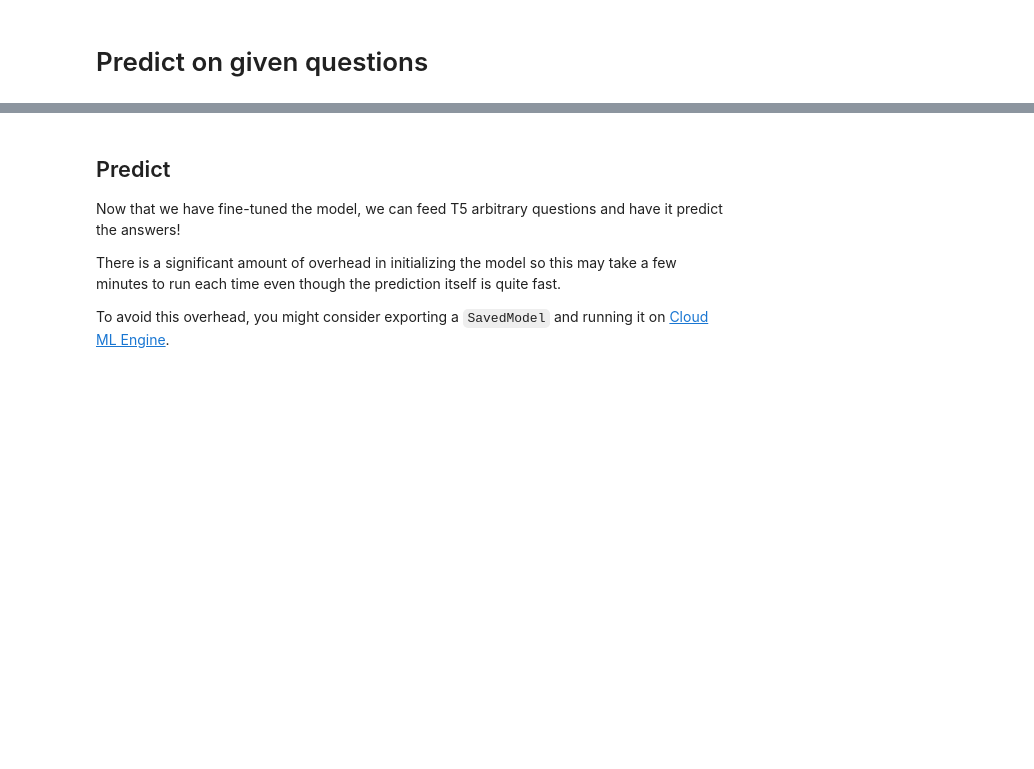
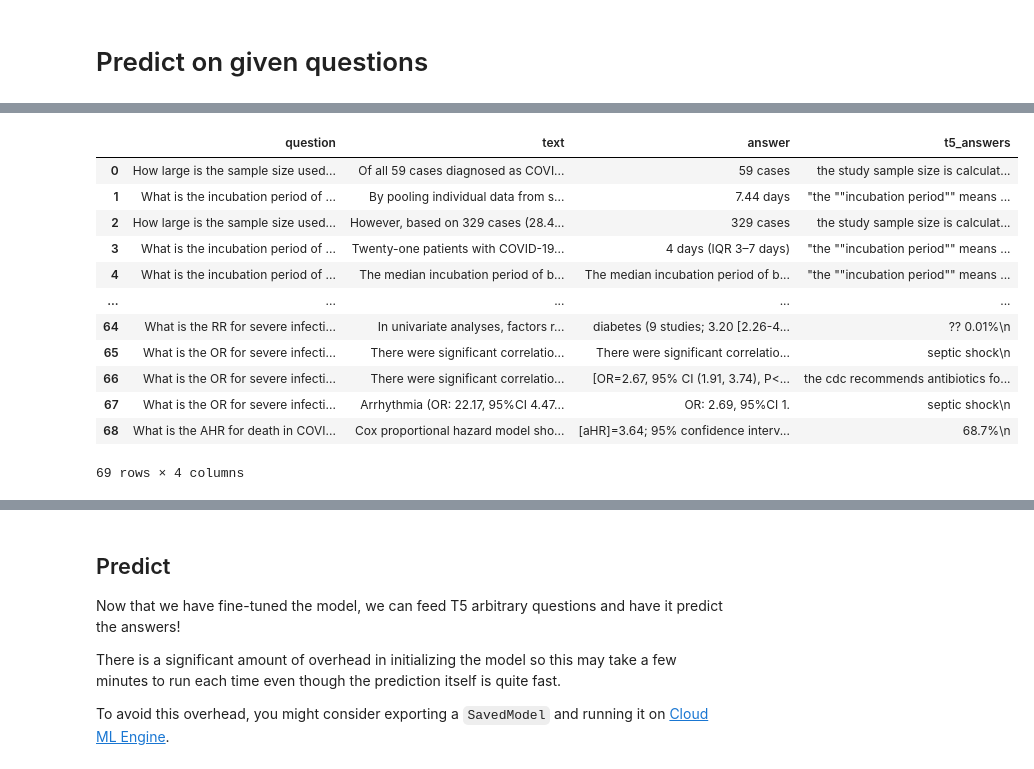
Before and after one commit to johntiger1/hugging-face-generation, a Jupyter notebook: Copy_of_t5_trivia.ipynb, the cells around one changed output, grey strips where cells are left out. Saved outputs shown, nothing was run; the diff lists cells and outputs as text; code cells hidden in the pictures; blank space fills up the shorter version.

```diff
--- a/Copy_of_t5_trivia.ipynb
+++ b/Copy_of_t5_trivia.ipynb
@@ -1083,0 +1105,18 @@ INFO:tensorflow:prediction_loop marked as finished
+# %%
+additional_COVID_QA_df["t5_answers"] = answers
+# %%
+additional_COVID_QA_df
+# %% [output]
+|  | question | text | answer | t5_answers |
+| 0 | How large is the sample size used... | Of all 59 cases diagnosed as COVI... | 59 cases | the study sample size is calculat... |
+| 1 | What is the incubation period of ... | By pooling individual data from s... | 7.44 days | "the ""incubation period"" means ... |
+| 2 | How large is the sample size used... | However, based on 329 cases (28.4... | 329 cases | the study sample size is calculat... |
+| 3 | What is the incubation period of ... | Twenty-one patients with COVID-19... | 4 days (IQR 3–7 days) | "the ""incubation period"" means ... |
+| 4 | What is the incubation period of ... | The median incubation period of b... | The median incubation period of b... | "the ""incubation period"" means ... |
+| ... | ... | ... | ... | ... |
+| 64 | What is the RR for severe infecti... | In univariate analyses, factors r... | diabetes (9 studies; 3.20 [2.26-4... | ⁇ 0.01%\n |
+| 65 | What is the OR for severe infecti... | There were significant correlatio... | There were significant correlatio... | septic shock\n |
+| 66 | What is the OR for severe infecti... | There were significant correlatio... | [OR=2.67, 95% CI (1.91, 3.74), P<... | the cdc recommends antibiotics fo... |
+| 67 | What is the OR for severe infecti... | Arrhythmia (OR: 22.17, 95%CI 4.47... | OR: 2.69, 95%CI 1. | septic shock\n |
+| 68 | What is the AHR for death in COVI... | Cox proportional hazard model sho... | [aHR]=3.64; 95% confidence interv... | 68.7%\n |
+69 rows × 4 columns
```
Also changed, not shown: parts of 27 cells of this notebook.
